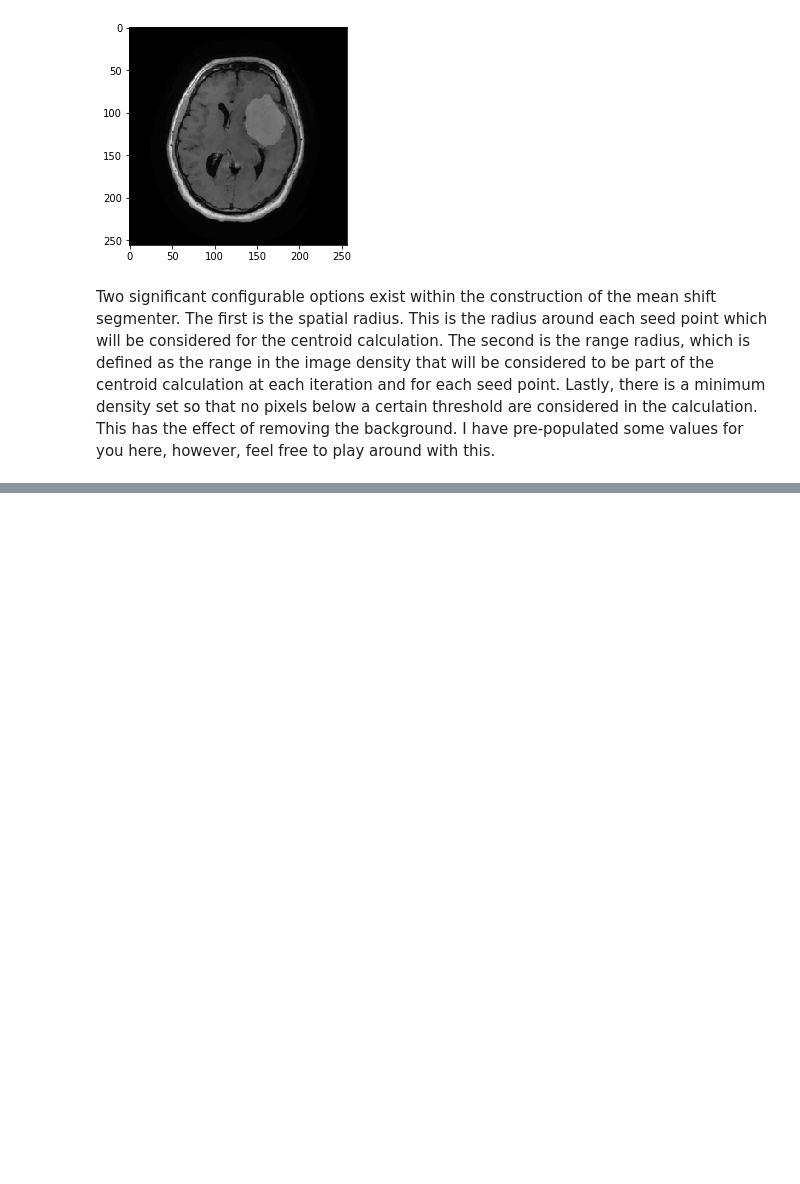
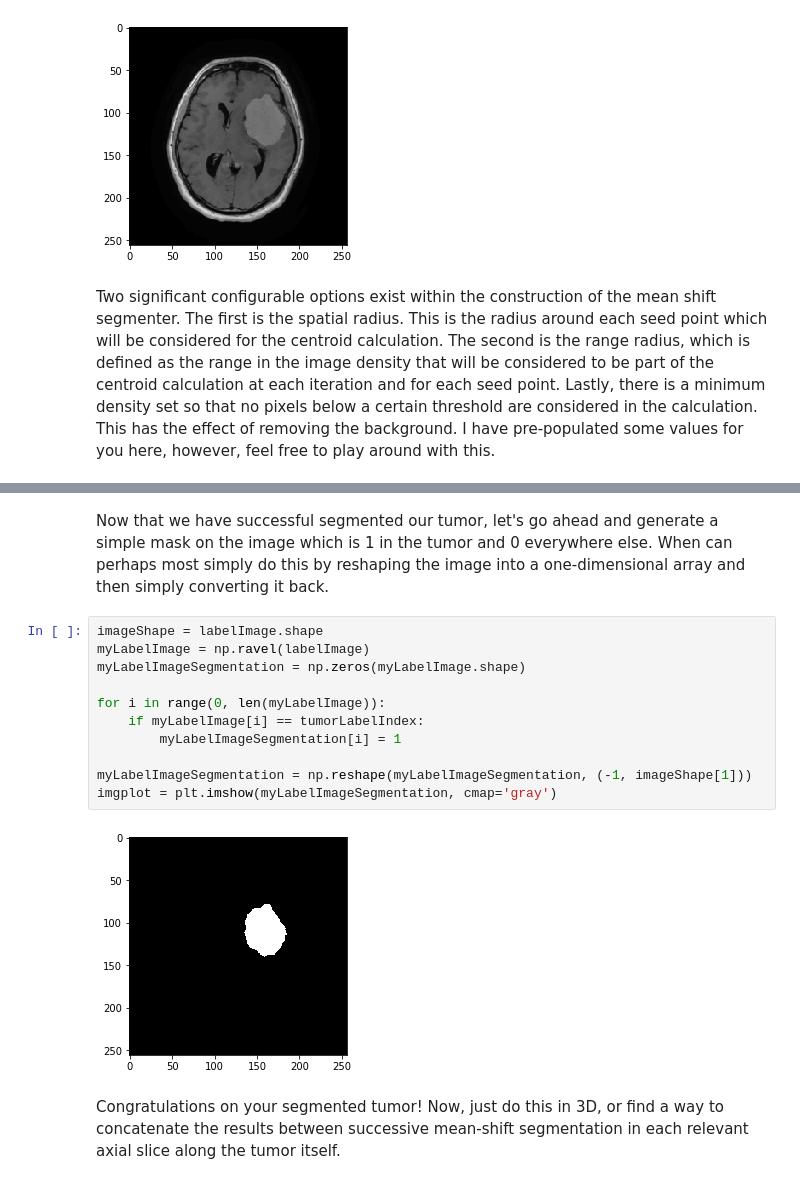
Before and after one commit to acoastalfog/workshop-miav-2017, a Jupyter notebook: Case Study 1.ipynb, the cells around one changed output, grey strips where cells are left out. Drawn from its saved outputs; the diff is of its cells as text; blank space fills up the shorter version.

```diff
--- a/Case Study 1.ipynb
+++ b/Case Study 1.ipynb
@@ -71,0 +78,17 @@ ModuleNotFoundError: No module named 'pymeanshift'
+# %% [markdown]
+Now that we have successful segmented our tumor, let's go ahead and generate a simple mask on the image which is 1 in the tumor and 0 everywhere else. When can perhaps most simply do this by reshaping the image into a one-dimensional array and then simply converting it back.
+# %%
+imageShape = labelImage.shape
+myLabelImage = np.ravel(labelImage)
+myLabelImageSegmentation = np.zeros(myLabelImage.shape)
+
+for i in range(0, len(myLabelImage)):
+    if myLabelImage[i] == tumorLabelIndex:
+        myLabelImageSegmentation[i] = 1
+
+myLabelImageSegmentation = np.reshape(myLabelImageSegmentation, (-1, imageShape[1]))
+imgplot = plt.imshow(myLabelImageSegmentation, cmap='gray')
+# %% [output]
+[figure, added]
+# %% [markdown]
+Congratulations on your segmented tumor! Now, just do this in 3D, or find a way to concatenate the results between successive mean-shift segmentation in each relevant axial slice along the tumor itself.
```
Also changed, not shown: parts of 1 cell of this notebook.
